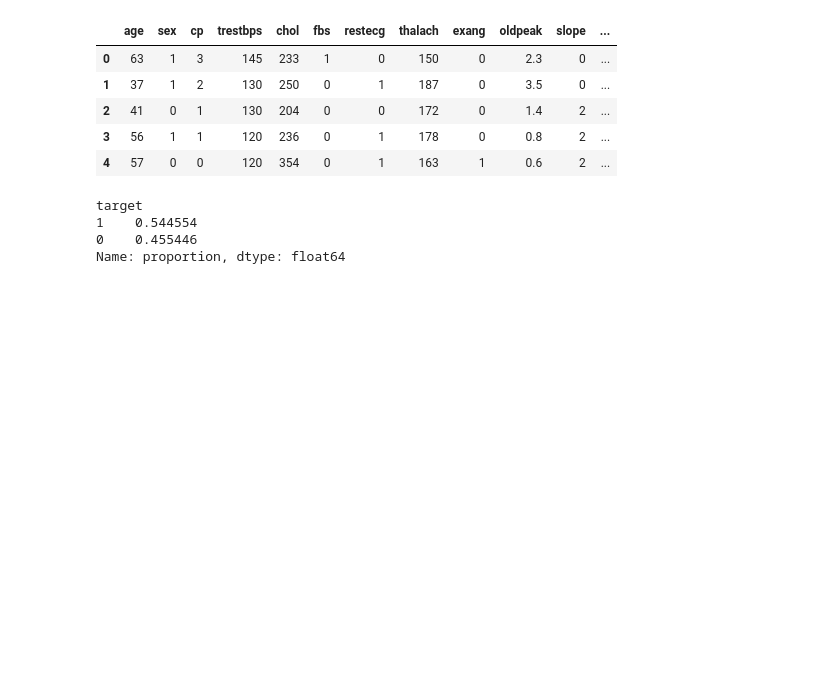
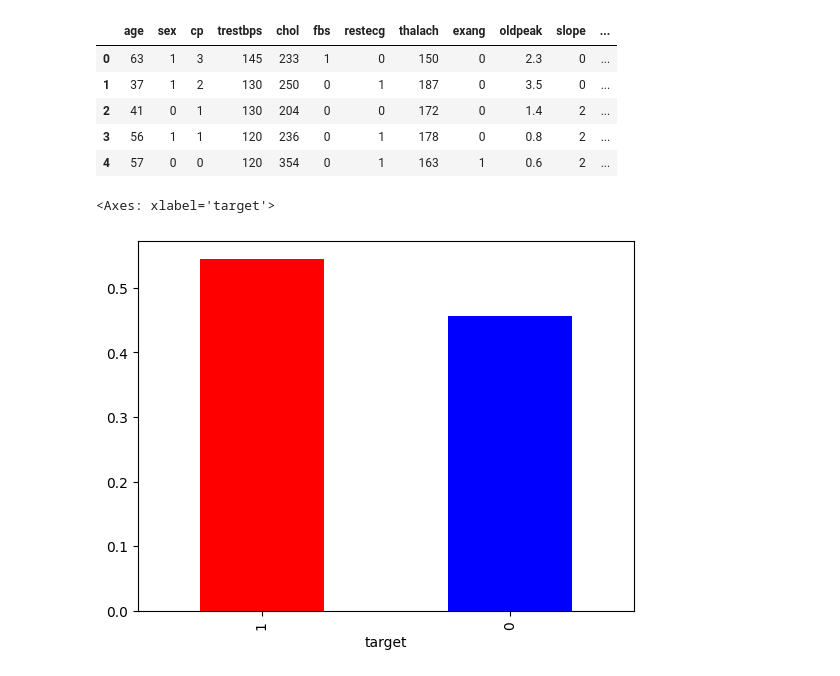
Before and after one commit to allanlealluz/DataSciencePart, a Jupyter notebook: sckit_learn_test.ipynb, the cells around one changed output. Drawn from its saved outputs; the diff is of its cells as text; code cells hidden in the pictures; blank space fills up the shorter version.

```diff
--- a/sckit_learn_test.ipynb
+++ b/sckit_learn_test.ipynb
@@ -14,9 +14,7 @@ df.head()
 | 3 | 56 | 1 | 1 | 120 | 236 | 0 | 1 | 178 | 0 | 0.8 | 2 | ... |
 | 4 | 57 | 0 | 0 | 120 | 354 | 0 | 1 | 163 | 1 | 0.6 | 2 | ... |
 # %%
-df['target'].value_counts(normalize=True)
+df['target'].value_counts(normalize=True).plot(kind="bar", color=["red","blue"])
 # %% [output]
-target
-1    0.544554
-0    0.455446
-Name: proportion, dtype: float64
+<Axes: xlabel='target'>
+[figure, added]
```
Also changed, not shown: parts of 2 cells of this notebook, 2 other files.
